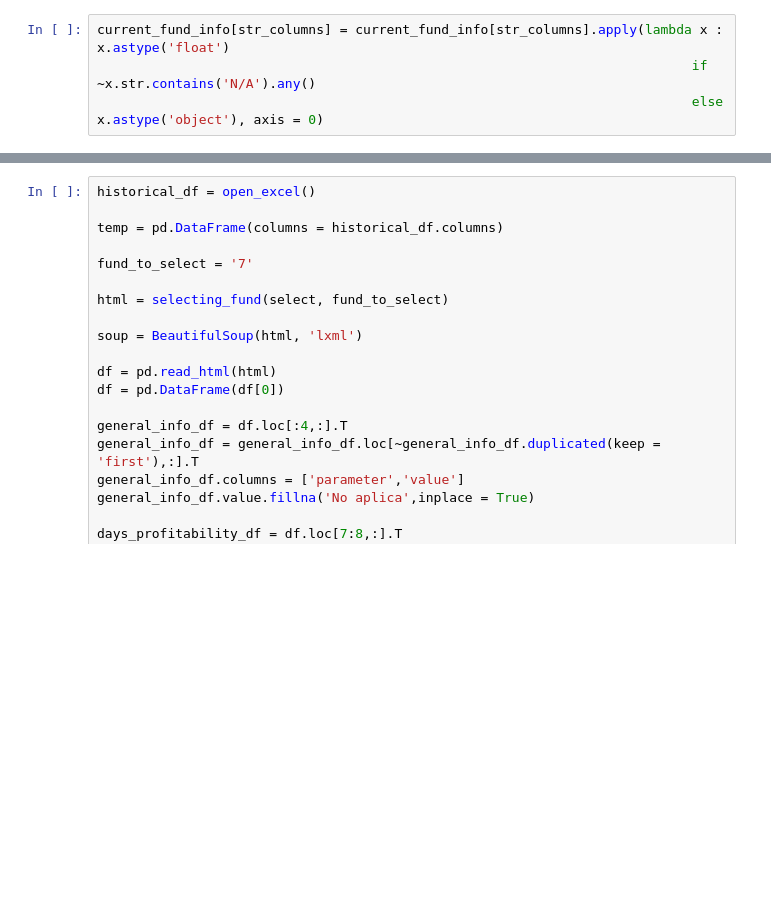
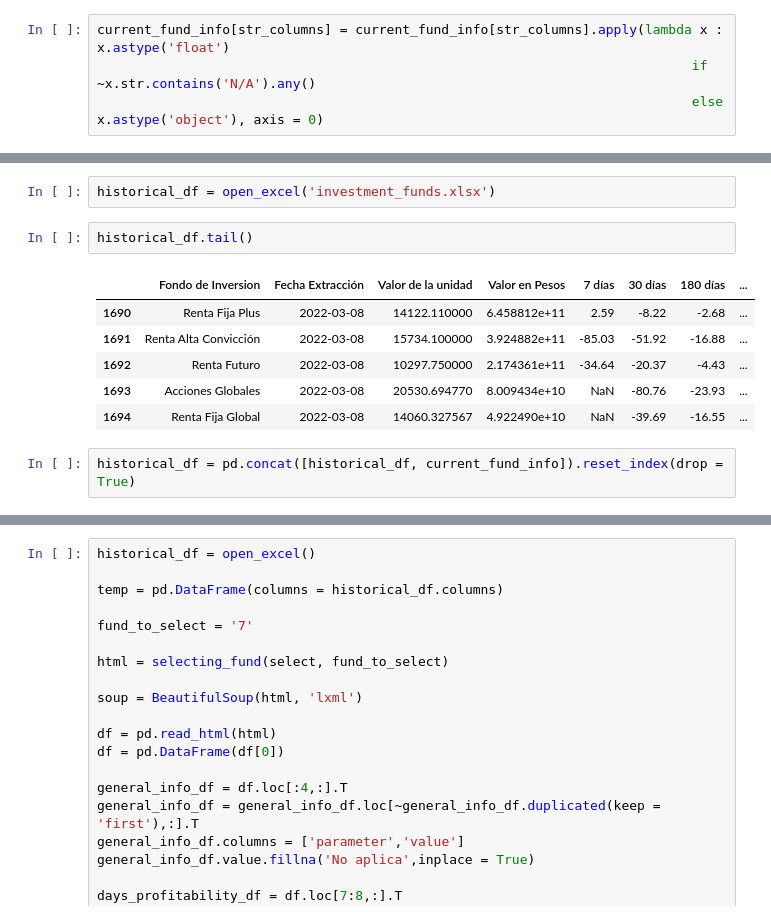
Before and after one commit to Haroldg94/Investment_funds_web_scraping, a Jupyter notebook: Bancolombia_Investment_Web_Scraping.ipynb, the cells around one changed output, grey strips where cells are left out. Saved outputs shown, nothing was run; the diff lists cells and outputs as text; blank space fills up the shorter version.

```diff
--- a/Bancolombia_Investment_Web_Scraping.ipynb
+++ b/Bancolombia_Investment_Web_Scraping.ipynb
@@ -311 +330,14 @@ Fondo de Inversion                 object
 dtype: object
+# %%
+historical_df = open_excel('investment_funds.xlsx')
+# %%
+historical_df.tail()
+# %% [output]
+|  | Fondo de Inversion | Fecha Extracción | Valor de la unidad | Valor en Pesos | 7 días | 30 días | 180 días | ... |
+| 1690 | Renta Fija Plus | 2022-03-08 | 14122.110000 | 6.458812e+11 | 2.59 | -8.22 | -2.68 | ... |
+| 1691 | Renta Alta Convicción | 2022-03-08 | 15734.100000 | 3.924882e+11 | -85.03 | -51.92 | -16.88 | ... |
+| 1692 | Renta Futuro | 2022-03-08 | 10297.750000 | 2.174361e+11 | -34.64 | -20.37 | -4.43 | ... |
+| 1693 | Acciones Globales | 2022-03-08 | 20530.694770 | 8.009434e+10 | NaN | -80.76 | -23.93 | ... |
+| 1694 | Renta Fija Global | 2022-03-08 | 14060.327567 | 4.922490e+10 | NaN | -39.69 | -16.55 | ... |
+# %%
+historical_df = pd.concat([historical_df, current_fund_info]).reset_index(drop = True)
```
Also changed, not shown: parts of 24 cells of this notebook, 2 other files.
